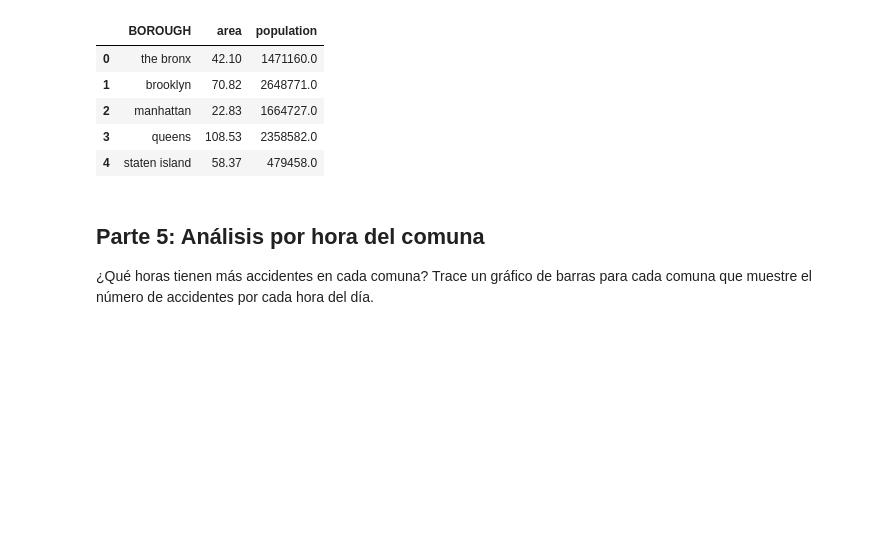
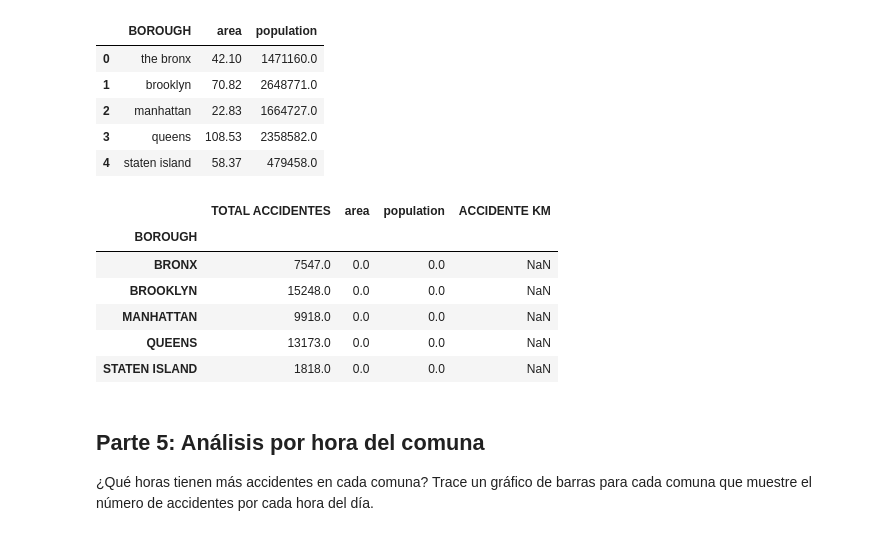
Before and after one commit to geral98atehortua/Mujeres_Digitales, a Jupyter notebook: Taller_Semana_4.ipynb, the cells around one changed output. Drawn from its saved outputs; the diff is of its cells as text; code cells hidden in the pictures; blank space fills up the shorter version.

```diff
--- a/Taller_Semana_4.ipynb
+++ b/Taller_Semana_4.ipynb
@@ -243,6 +243,23 @@ df1
 | 2 | manhattan | 22.83 | 1664727.0 |
 | 3 | queens | 108.53 | 2358582.0 |
 | 4 | staten island | 58.37 | 479458.0 |
+# %%
+df1.set_index("BOROUGH", inplace = True)
+# %%
+d1=pd.concat([group,df1], axis=0)
+# %%
+d2=d1.groupby(["BOROUGH"]).sum()
+# %%
+d2["ACCIDENTE KM"]=d2["TOTAL ACCIDENTES"]/df1["area"]
+d2
+# %% [output]
+|  | TOTAL ACCIDENTES | area | population | ACCIDENTE KM |
+| BOROUGH |  |  |  |  |
+| BRONX | 7547.0 | 0.0 | 0.0 | NaN |
+| BROOKLYN | 15248.0 | 0.0 | 0.0 | NaN |
+| MANHATTAN | 9918.0 | 0.0 | 0.0 | NaN |
+| QUEENS | 13173.0 | 0.0 | 0.0 | NaN |
+| STATEN ISLAND | 1818.0 | 0.0 | 0.0 | NaN |
 # %% [markdown]
 ## Parte 5: Análisis por hora del comuna
 
```
